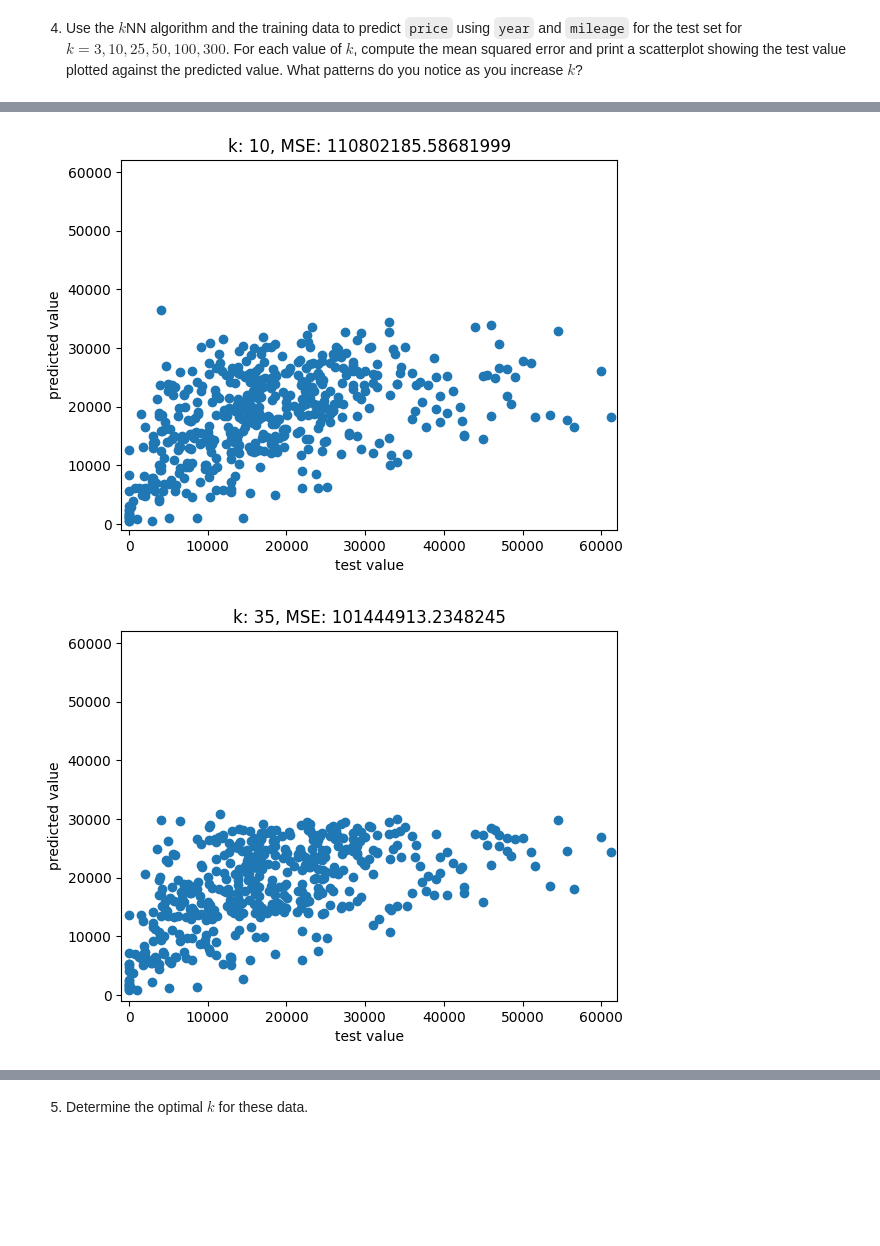
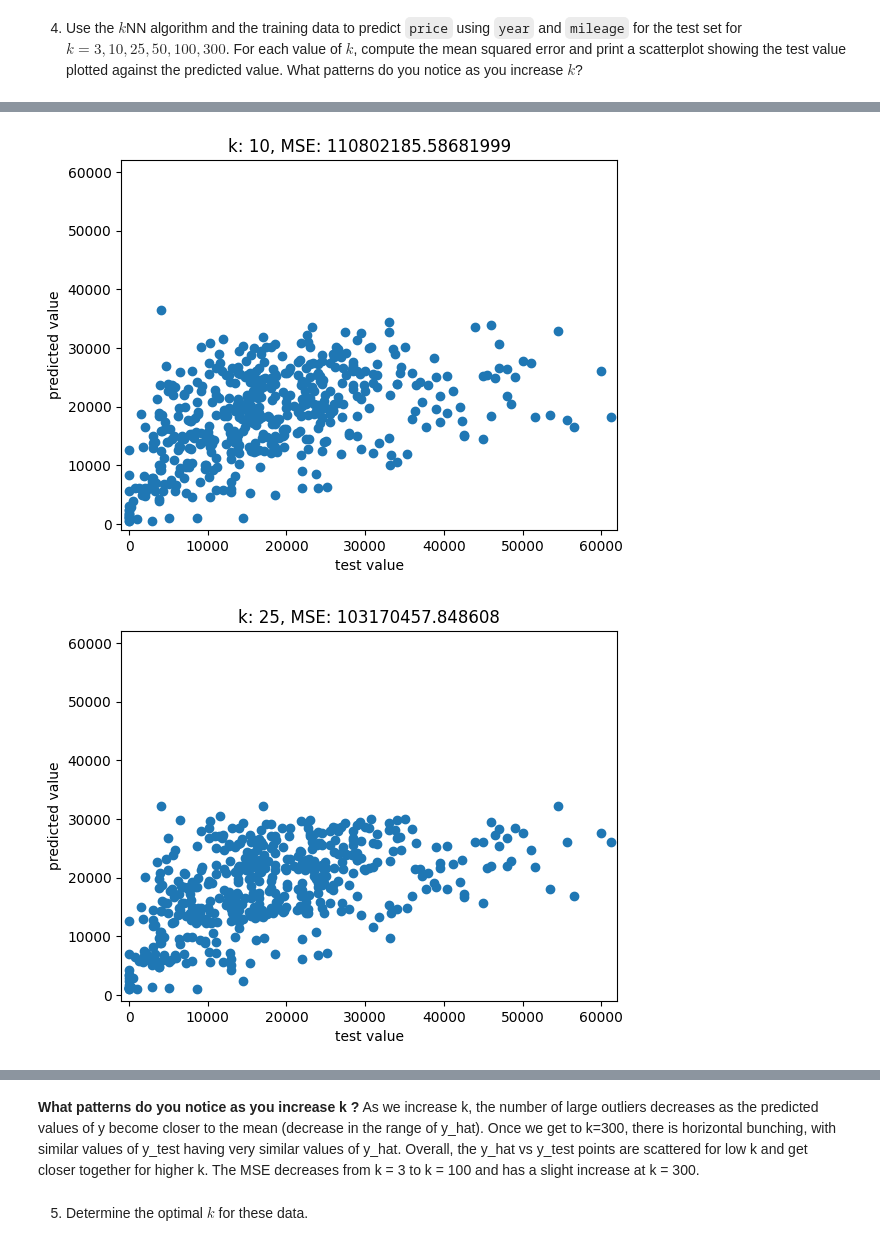
Before and after one commit to imdressel/knn, a Jupyter notebook: assignment_knn.ipynb, the cells around one changed output, grey strips where cells are left out. Cells and saved outputs as stored; diff of their text form; code cells hidden in the pictures; blank space fills up the shorter version.

```diff
--- a/assignment_knn.ipynb
+++ b/assignment_knn.ipynb
@@ -125,31 +125,34 @@ print(X_train)
 # %% [markdown]
 4. Use the $k$NN algorithm and the training data to predict `price` using `year` and `mileage` for the test set for $k=3,10,25,50,100,300$. For each value of $k$, compute the mean squared error and print a scatterplot showing the test value plotted against the predicted value. What patterns do you notice as you increase $k$?
 # %%
-klist = [3,10,35,50,100,300]
+klist = [3,10,25,50,100,300]
 MSE = np.zeros(klist) # store MSE here
 
 for k in klist:
   model = KNeighborsRegressor(n_neighbors=k) # create a sk model for k
   fitted_model = model.fit(X_train,y_train) # train the model on our data
   y_hat = fitted_model.predict(X_test) # predict values for test set
   MSE = np.sum((y_test - y_hat)**2)/len(y_test)
 
   # scatter test value against predicted value
   plt.figure()
   plt.scatter(y_test,y_hat)
   plt.title('k: '+str(k)+', MSE: '+str(MSE))
   plt.xlabel('test value')
   plt.ylabel('predicted value')
   plt.xlim(-1000,62000)
   plt.ylim(-1000,62000)
   plt.show()
 # %% [output]
 [figure]
 [figure]
-[figure, old version]
+[figure, new version]
 [figure]
 [figure]
 [figure]
+# %% [markdown]
+**What patterns do you notice as you increase  k ?**
+As we increase k, the number of large outliers decreases as the predicted values of y become closer to the mean (decrease in the range of y_hat). Once we get to k=300, there is horizontal bunching, with similar values of y_test having very similar values of y_hat. Overall, the y_hat vs y_test points are scattered for low k and get closer together for higher k. The MSE decreases from k = 3 to k = 100 and has a slight increase at k = 300.
 # %% [markdown]
 5. Determine the optimal $k$ for these data.
 # %%
```
Also changed, not shown: parts of 6 cells of this notebook.
